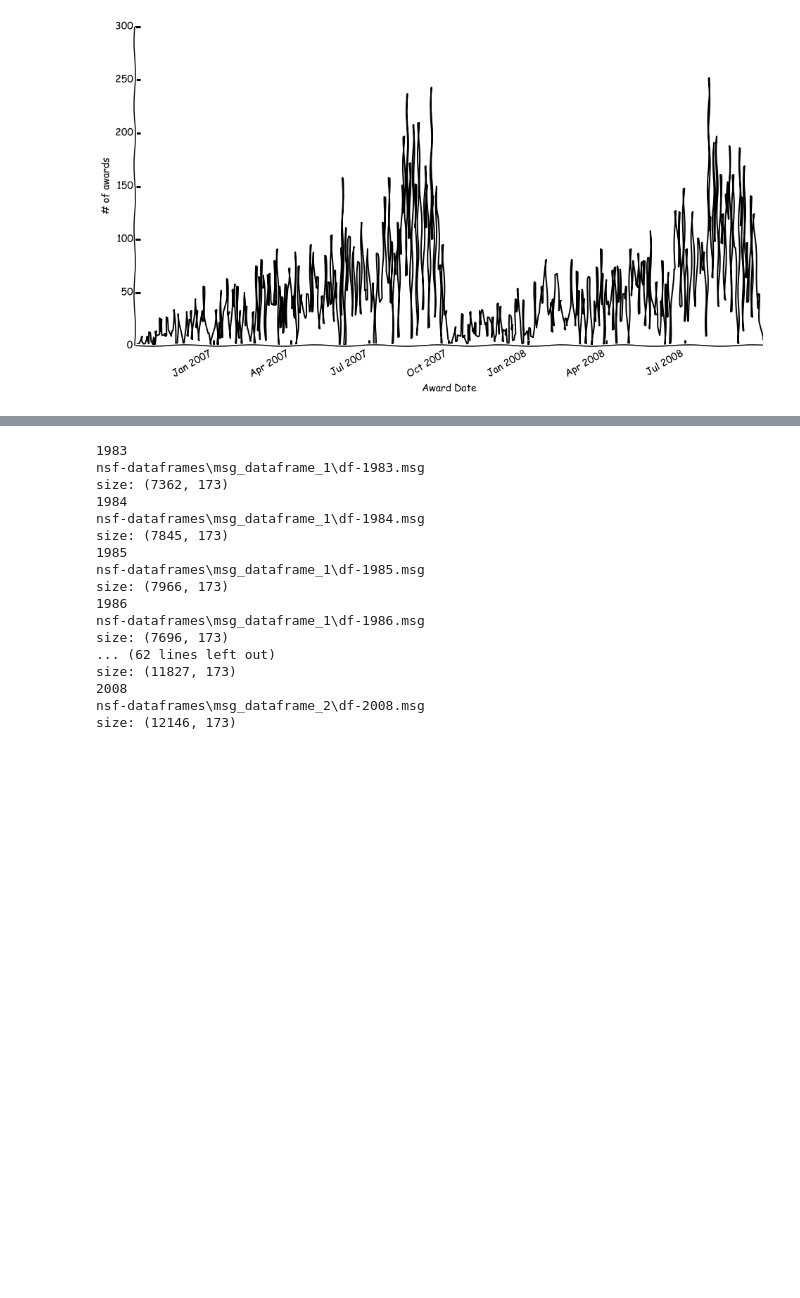
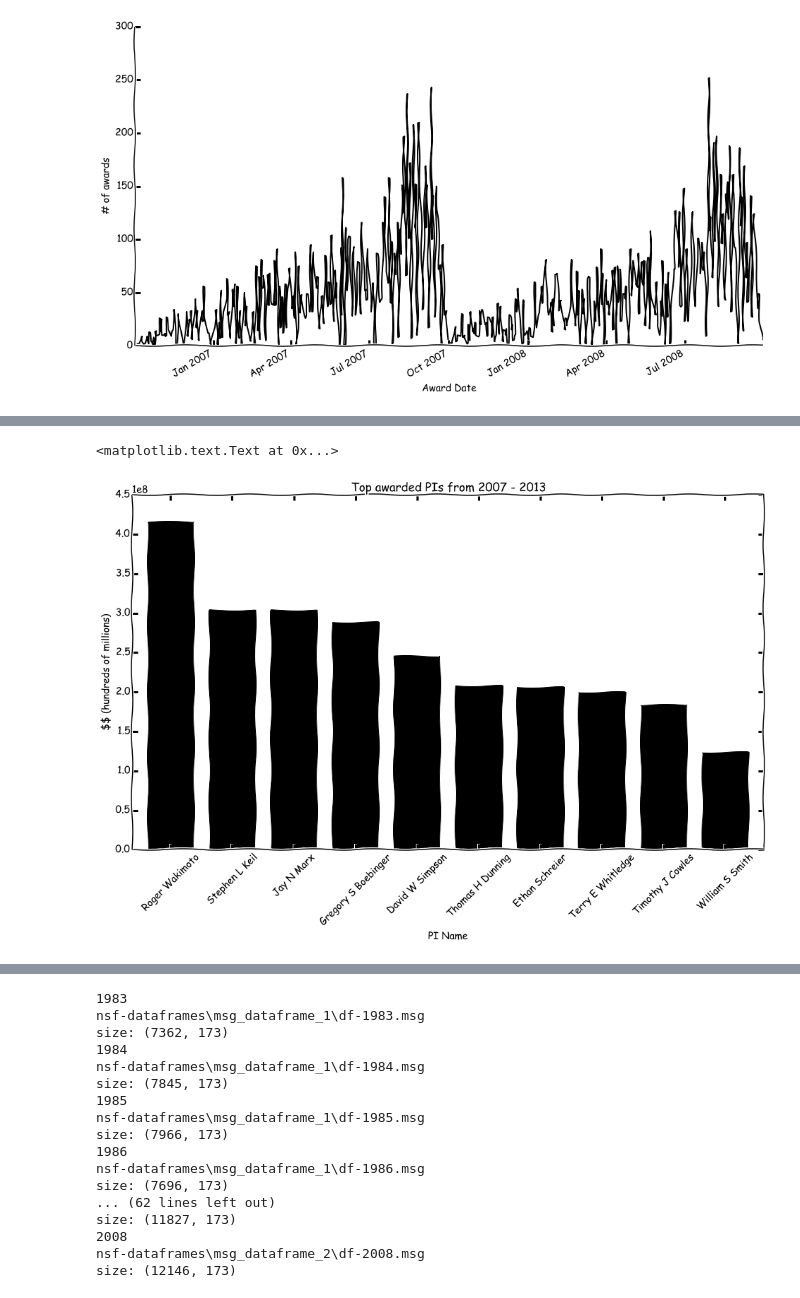
Before and after one commit to realmichaelzyy/cs249project, a Jupyter notebook: MarksTestNotebook.ipynb, the cells around one changed output, grey strips where cells are left out. Cells and saved outputs as stored; diff of their text form; code cells hidden in the pictures; blank space fills up the shorter version.

```diff
--- a/MarksTestNotebook.ipynb
+++ b/MarksTestNotebook.ipynb
@@ -129,0 +180,20 @@ SVG(filename='awards_map.svg')
+# %%
+#top PI investigation
+#let's plot them by the total award amount
+#==============================================
+topPIs = nsfdata.groupby(nsfdata.PDPIName).award.agg({'totalAward' : np.sum, 'numAwards' : lambda x : x.count()})
+topPIs = topPIs.sort(columns=["totalAward"], ascending=False).totalAward.head(10)
+
+topPIs.plot(kind="bar", rot=45, colormap="gray")
+pylab.xlabel('PI Name')
+pylab.ylabel('\$\$ (hundreds of millions)')
+pylab.title('Top awarded PIs from 2007 - 2013')
+
+#roger wakimoto: head of "university corporation for atmospheric research", consortium of ~ universities focusing on atmospheric research
+#stephen keil: association of universities for research in astronomy
+#Jay N Marx: from caltech, upgrade & upkeep of Advanced Laser Interferometer Gravitational Wave Observatory (AdvLIGO)
+#Gregory S Boebinger: FSU - National High Magnetic Field Laboratory Renewal
+#David W Simpson: Incorporated Research Institutions for Seismology
+# %% [output]
+<matplotlib.text.Text at 0x...>
+[figure, added]
```
Also changed, not shown: parts of 24 cells of this notebook, 1 other file.
